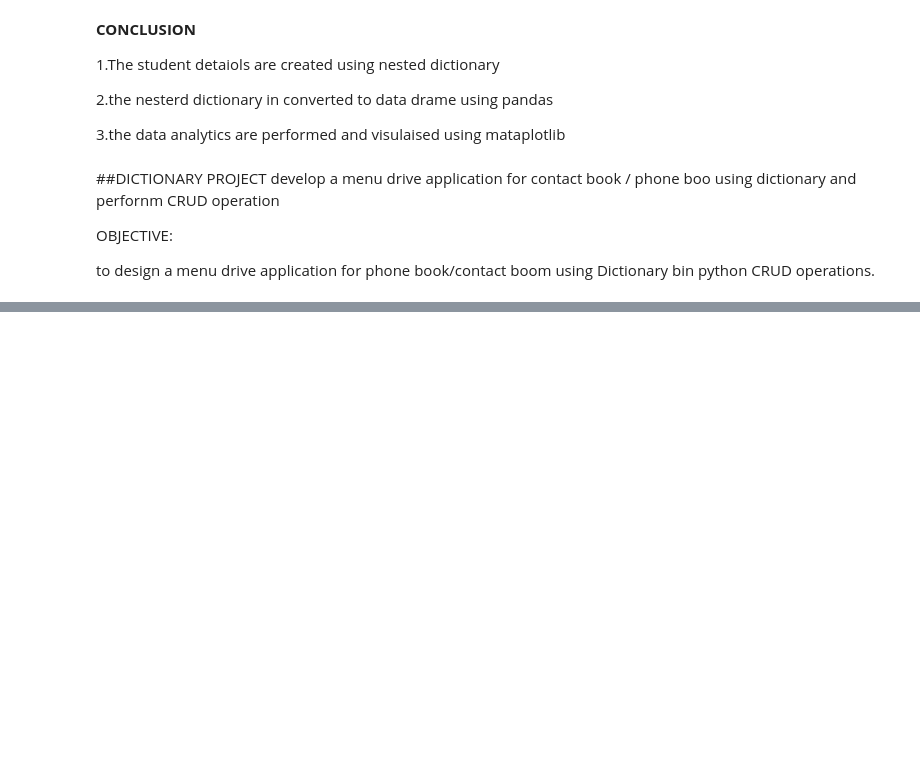
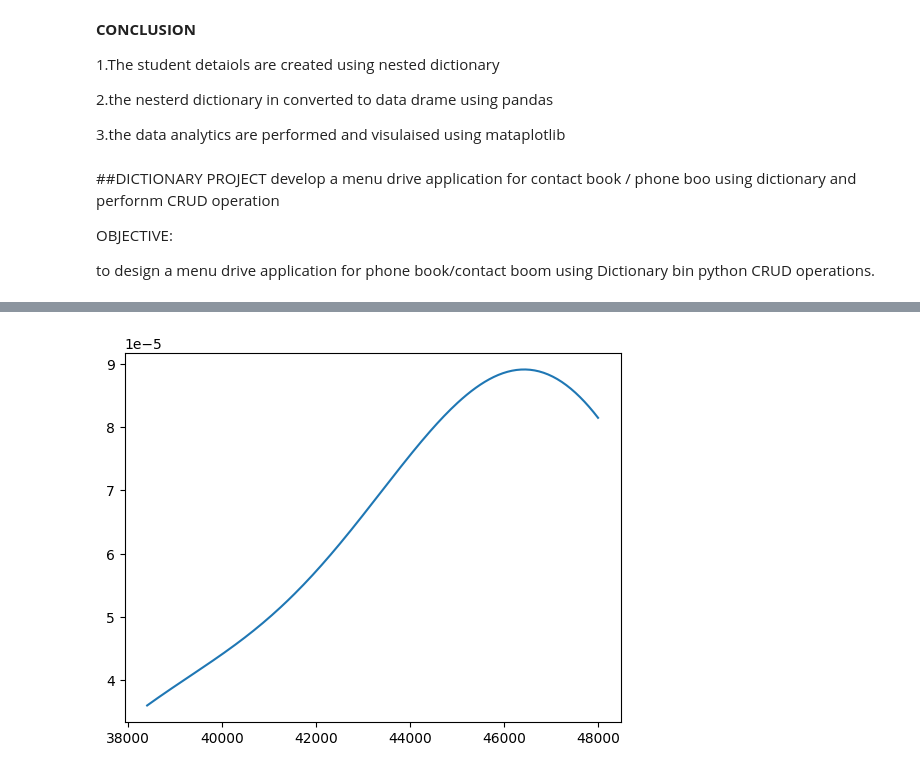
Before and after one commit to Janith-20/MED23CL202-, a Jupyter notebook: python_med.ipynb, the cells around one changed output, grey strips where cells are left out. Cells and saved outputs as stored; diff of their text form; code cells hidden in the pictures; blank space fills up the shorter version.

```diff
--- a/python_med.ipynb
+++ b/python_med.ipynb
@@ -515,0 +533,11 @@ to design a menu drive application for phone book/contact boom using Dictionary
+# %%
+import matplotlib.pyplot as plt
+import numpy as np
+from scipy.stats import gaussian_kde
+fees=[48000,43200,45600,38400,48000]
+density=gaussian_kde(fees)
+xs=np.linspace(min(fees),max(fees),200)
+plt.plot(xs,density(xs))
+plt.show()
+# %% [output]
+[figure, added]
```
Also changed, not shown: parts of 19 cells of this notebook.
